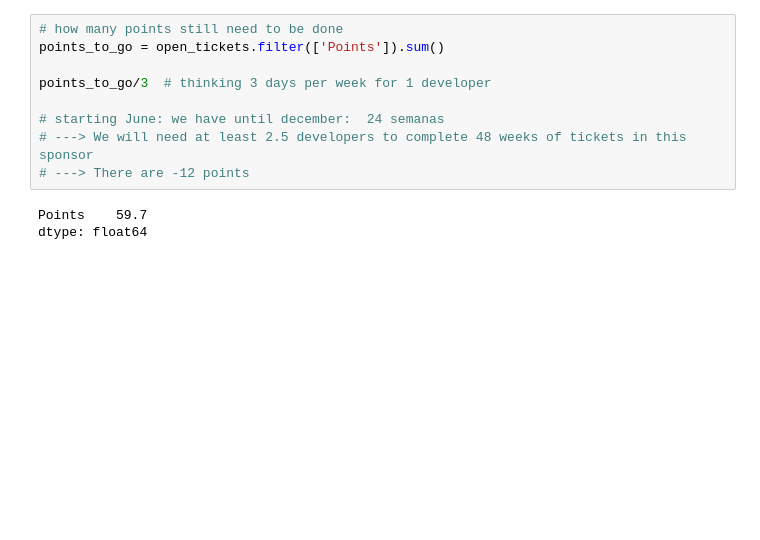
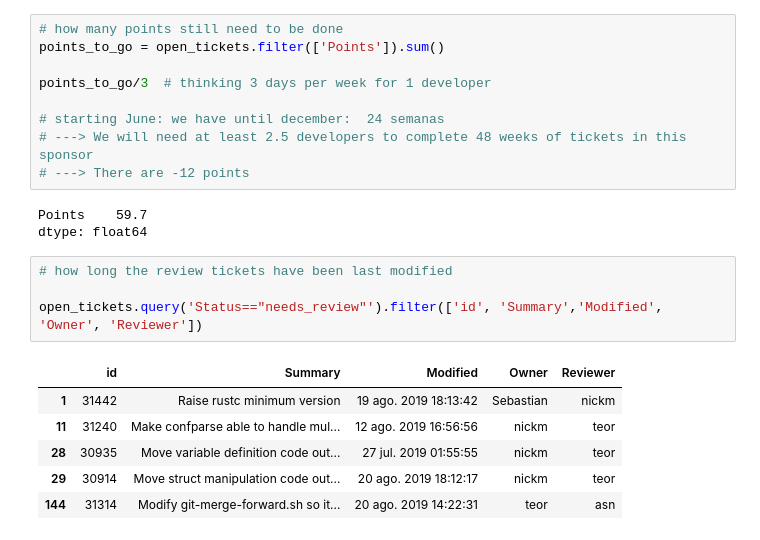
Before and after one commit to gabelula/trac-tor, a Jupyter notebook: Sponsor 31.ipynb, the cells around one changed output. Cells and saved outputs as stored; diff of their text form; blank space fills up the shorter version.

Commit message:
Update s31 tickets

```diff
--- a/Sponsor 31.ipynb
+++ b/Sponsor 31.ipynb
@@ -130,3 +130,14 @@ points_to_go/3  # thinking 3 days per week for 1 developer
 # %% [output]
 Points    59.7
 dtype: float64
+# %%
+# how long the review tickets have been last modified
+
+open_tickets.query('Status=="needs_review"').filter(['id', 'Summary','Modified', 'Owner', 'Reviewer'])
+# %% [output]
+|  | id | Summary | Modified | Owner | Reviewer |
+| 1 | 31442 | Raise rustc minimum version | 19 ago. 2019 18:13:42 | Sebastian | nickm |
+| 11 | 31240 | Make confparse able to handle mul... | 12 ago. 2019 16:56:56 | nickm | teor |
+| 28 | 30935 | Move variable definition code out... | 27 jul. 2019 01:55:55 | nickm | teor |
+| 29 | 30914 | Move struct manipulation code out... | 20 ago. 2019 18:12:17 | nickm | teor |
+| 144 | 31314 | Modify git-merge-forward.sh so it... | 20 ago. 2019 14:22:31 | teor | asn |
```
Also changed, not shown: 2 other files.
